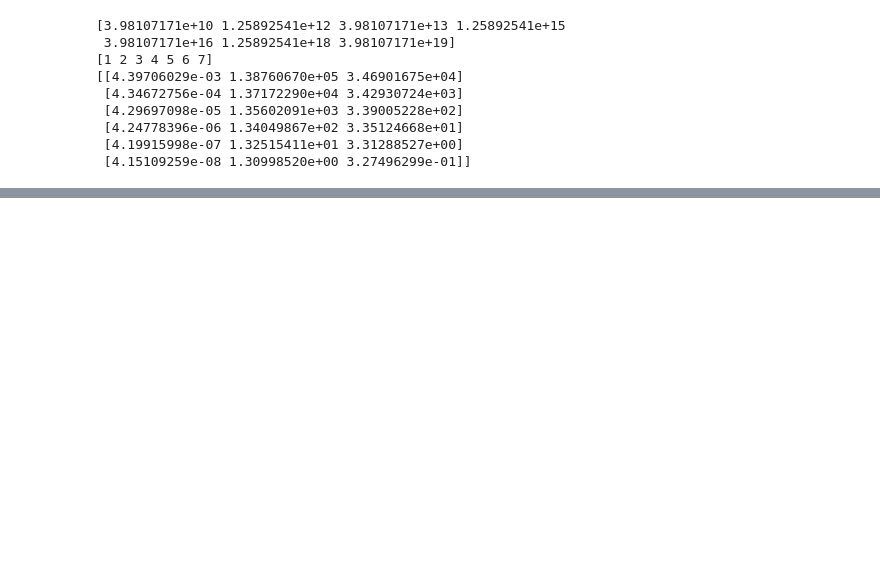
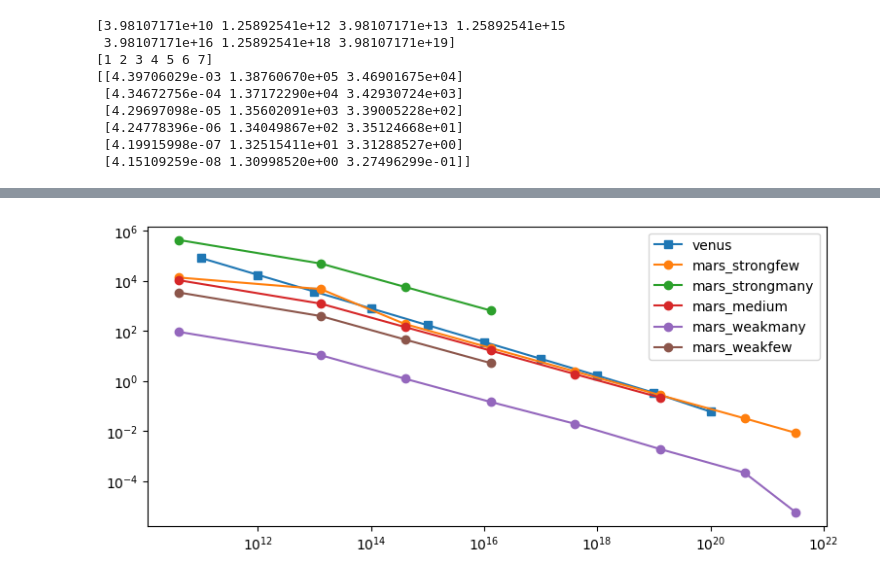
Before and after one commit to iganache/venusquakes, a Jupyter notebook: venus_seismicity.ipynb, the cells around one changed output, grey strips where cells are left out. Cells and saved outputs as stored; diff of their text form; code cells hidden in the pictures; blank space fills up the shorter version.

Commit message:
added knapmeyer models

```diff
--- a/venus_seismicity.ipynb
+++ b/venus_seismicity.ipynb
@@ -191,0 +214,21 @@ plt.show()
+# %%
+## comparison with Knapmeyer plots
+## recurrence rate  - Phillips 1991 values
+beta = 0.67          ##(Phillips 1991)
+m0_max = 10e20      ## in Nm
+m0_min = 10e10
+adot = adot_parameter(strainrate_lith, V*1e9, m0_max)
+m0_range = np.geomspace(m0_min, m0_max, num=11)
+print(m0_range)
+m0_min_knapmeyer = 3.98e10
+
+rec_rates = []
+for mom in m0_range:
+    rr = recurrence_rate(mom, m0_max, adot, beta=0.67)
+    rec_rates.append(rr)
+
+events_arr = np.zeros((len(rec_rates), 3))
+events_arr[:,0] = np.array(rec_rates)
+events_arr[:,1] = (365.25*24*60*60) * events_arr[:,0]
+events_arr[:,2] = events_arr[:,1]/ 4
+print(events_arr)
@@ -191,0 +249,15 @@ plt.show()
+# %%
+fig, ax = plt.subplots(1,1, figsize=(9,4))
+ax.plot(m0_range[:-1],events_arr[:-1,1], "s-", label = "venus")
+ax.plot(knapmeyer_arr[:,1], (365.25*24*60*60)/knapmeyer_arr[:,2], "o-" , label = "mars_strongfew")
+ax.plot(knapmeyer_arr[:,1], (365.25*24*60*60)/knapmeyer_arr[:,3], "o-" , label = "mars_strongmany")
+ax.plot(knapmeyer_arr[:,1], (365.25*24*60*60)/knapmeyer_arr[:,4], "o-" , label = "mars_medium")
+ax.plot(knapmeyer_arr[:,1], (365.25*24*60*60)/knapmeyer_arr[:,5], "o-" , label = "mars_weakmany")
+ax.plot(knapmeyer_arr[:,1], (365.25*24*60*60)/knapmeyer_arr[:,6], "o-" , label = "mars_weakfew")
+# ax.set_xlim(m0_range[0], m0_range[-1])
+ax.set_xscale('log',base=10)
+ax.set_yscale('log',base=10)
+ax.legend()
+plt.show()
+# %% [output]
+[figure, added]
```
Also changed, not shown: parts of 6 cells of this notebook.
